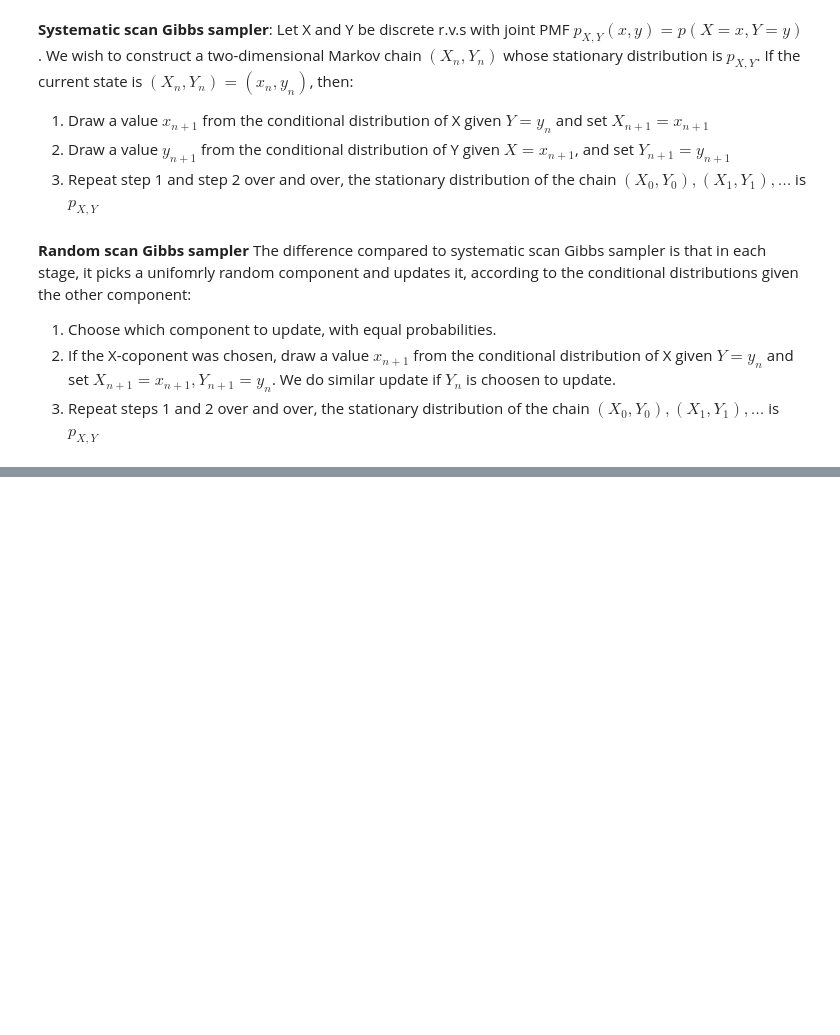
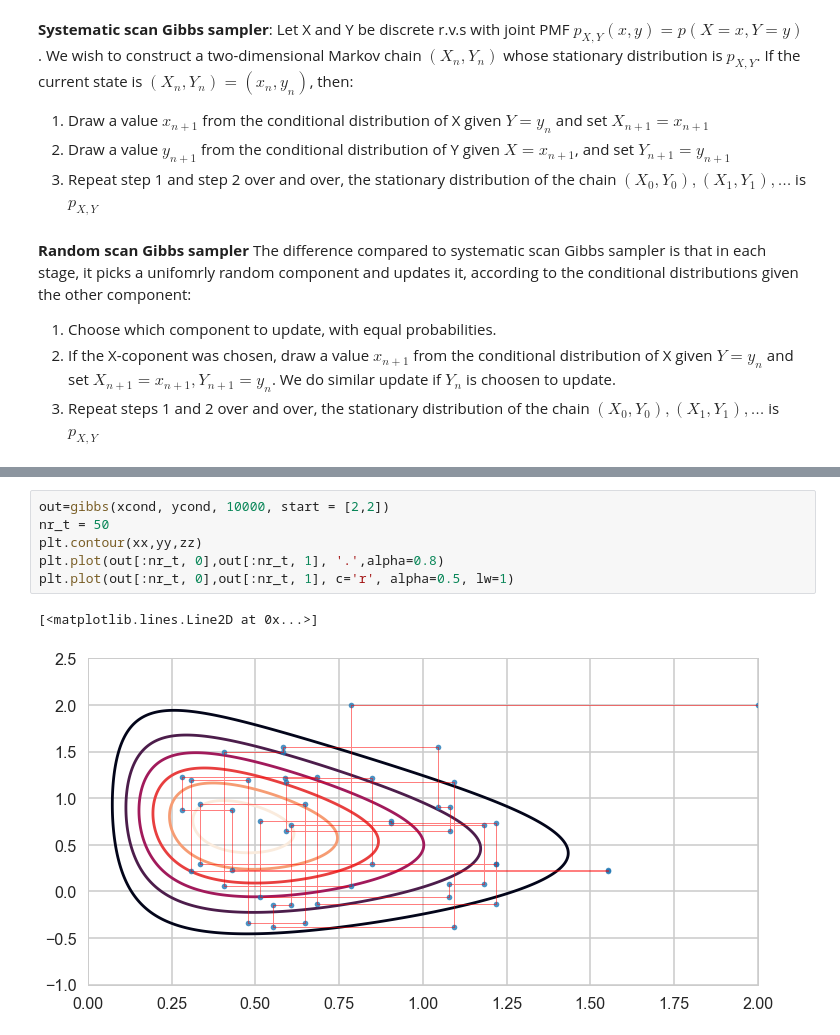
Before and after one commit to totucuong/bayes_data_analysis, a Jupyter notebook: notes/theory/sampling/MCMC_sampling_techniques.ipynb, the cells around one changed output, grey strips where cells are left out. Drawn from its saved outputs; the diff is of its cells as text; blank space fills up the shorter version.

```diff
--- a/notes/theory/sampling/MCMC_sampling_techniques.ipynb
+++ b/notes/theory/sampling/MCMC_sampling_techniques.ipynb
@@ -299,0 +350,9 @@ We illustrate Gibbs sampler in the context of bivariate $p(X,Y)$ and both $X, Y$
+# %%
+out=gibbs(xcond, ycond, 10000, start = [2,2])
+nr_t = 50
+plt.contour(xx,yy,zz)
+plt.plot(out[:nr_t, 0],out[:nr_t, 1], '.',alpha=0.8)
+plt.plot(out[:nr_t, 0],out[:nr_t, 1], c='r', alpha=0.5, lw=1)
+# %% [output]
+[<matplotlib.lines.Line2D at 0x...>]
+[figure, added]
```
Also changed, not shown: parts of 10 cells of this notebook, 3 other files.
